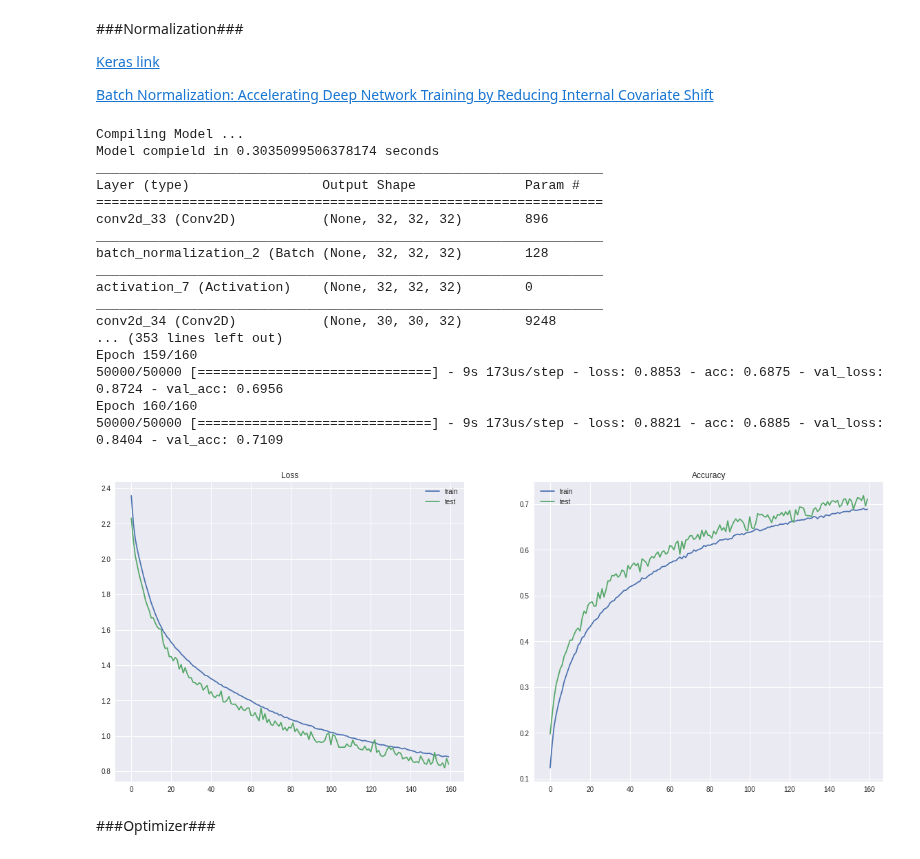
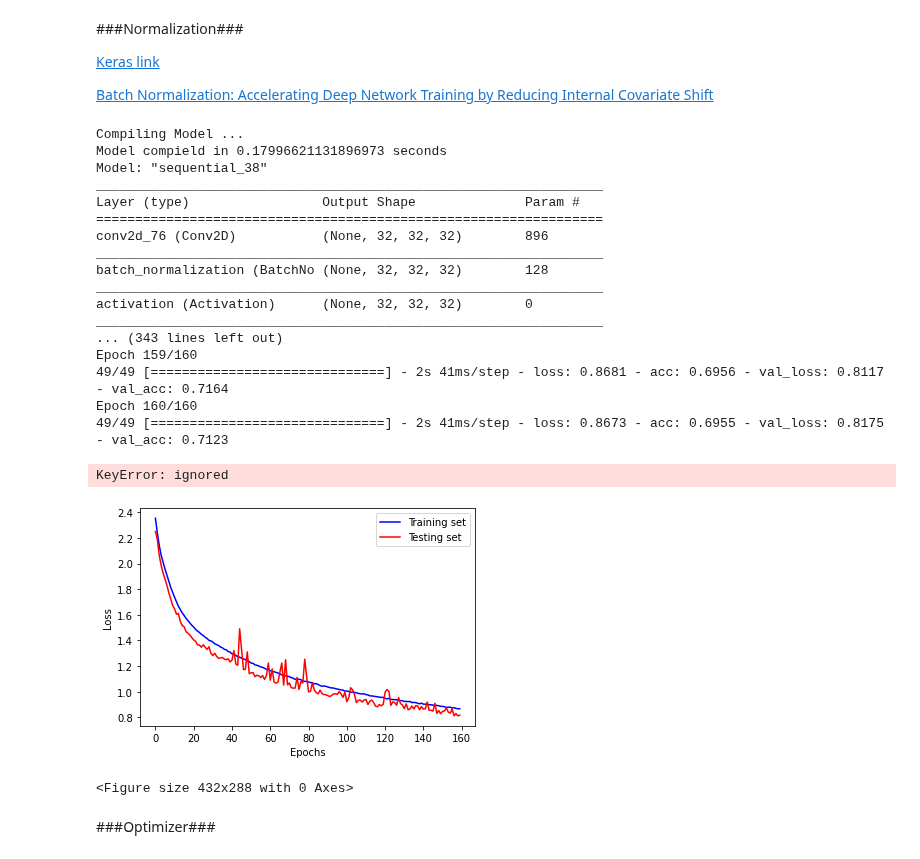
Before and after one commit to deepintomlf/mlfbook, a Jupyter notebook: Chapter5_NeuralNetwork/Section5.3_CNN.ipynb, the cells around one changed output. Saved outputs shown, nothing was run; the diff lists cells and outputs as text; code cells hidden in the pictures.

```diff
--- a/Chapter5_NeuralNetwork/Section5.3_CNN.ipynb
+++ b/Chapter5_NeuralNetwork/Section5.3_CNN.ipynb
@@ -233,7 +229,8 @@ score[1]
 # %% [markdown]
 ##Dropout
 # %%
-def Lenet_Model_Dropout(n_hidden_neurons, dropout_rate):
+from tensorflow.keras.layers import Dropout
+def Lenet_dp_Model(n_hidden_neurons, dropout_rate):
     start_time = time.time()
     print('Compiling Model ... ')
 
@@ -252,12 +249,6 @@ def Lenet_Model_Dropout(n_hidden_neurons, dropout_rate):
     model.add(Dense(10, activation = 'softmax'))
 
     sgd = SGD(lr=0.001, decay=1e-6, momentum=0.9, nesterov=True)
-    model.compile(loss='categorical_crossentropy', optimizer=sgd, metrics=['accuracy'])
+    model.compile(loss='categorical_crossentropy', optimizer=sgd, metrics=['acc'])
     print('Model compield in {0} seconds'.format(time.time() - start_time))
     return model
-
-dropout_rate = 0.25
-Lenet_dropout_Model = Lenet_Model_Dropout(n_hidden_neurons,dropout_rate)
-print(Lenet_dropout_Model.summary())
-hist_Lenet_dropout_Model= Lenet_dropout_Model.fit(x_train, y_train, epochs=epochs,  validation_data=(x_test, y_test), verbose=1)
-plot_hist(hist_Lenet_dropout_Model)
@@ -271,7 +291,7 @@ from sklearn.model_selection import GridSearchCV
 from keras.wrappers.scikit_learn import KerasClassifier
 
 # create model
-model = KerasClassifier(build_fn=Lenet_Model_Dropout, n_hidden_neurons=32,  epochs=40, batch_size=128, verbose=0)
+model = KerasClassifier(build_fn=Lenet_dp_Model , n_hidden_neurons=32,  epochs=40, batch_size=128, verbose=0)
 # define the grid search parameters
 dropout_rate = [0.1, 0.25, 0.5]
 param_grid = dict(dropout_rate=dropout_rate)
@@ -324,7 +344,7 @@ def Lenet_Model_WeightRegularization (regRate):
     model.add(Dense(10, activation ='softmax'))
 
     sgd = SGD(lr=0.001, decay=1e-6, momentum=0.9, nesterov=True)
-    model.compile(loss='categorical_crossentropy', optimizer=sgd, metrics=['accuracy'])
+    model.compile(loss='categorical_crossentropy', optimizer=sgd, metrics=['acc'])
     print('Model compield in {0} seconds'.format(time.time() - start_time))
     return model
 
@@ -376,6 +396,7 @@ The sucess of the optimization scheme depends on several aspects:
 
 [Batch Normalization: Accelerating Deep Network Training by Reducing Internal Covariate Shift](https://arxiv.org/abs/1502.03167)
 # %%
+from tensorflow.keras.layers import BatchNormalization, Activation
 import time
 def Lenet_Model_batch_norm():
     start_time = time.time()
@@ -385,54 +406,52 @@ def Lenet_Model_batch_norm():
     model.add(Conv2D(32, (3, 3), padding='same', input_shape=(32, 32, 3)))
     model.add(BatchNormalization())
     model.add(Activation('relu'))
-    model.add(Conv2D(32, (3, 3)))
-    model.add(Activation('relu'))
+    model.add(Conv2D(32, (3, 3), activation = 'relu'))
     model.add(MaxPooling2D(pool_size=(2, 2)))
     model.add(Dropout(0.25))
 
-    model.add(Conv2D(64, (3, 3), padding='same'))
-    model.add(Activation('relu'))
-    model.add(Conv2D(64, (3, 3)))
-    model.add(Activation('relu'))
+    model.add(Conv2D(64, (3, 3), padding='same', activation = 'relu'))
+    model.add(Conv2D(64, (3, 3), activation = 'relu'))
     model.add(MaxPooling2D(pool_size=(2, 2)))
     model.add(Dropout(0.25))
 
     model.add(Flatten())
-    model.add(Dense(512))
-    model.add(Activation('relu'))
+    model.add(Dense(512, activation = 'relu'))
     model.add(Dropout(0.5))
-    model.add(Dense(10))
-    model.add(Activation('softmax'))
+    model.add(Dense(10, activation = 'softmax'))
 
     sgd = SGD(lr=0.001, decay=1e-6, momentum=0.9, nesterov=True)
-    model.compile(loss='categorical_crossentropy', optimizer=sgd, metrics=['accuracy'])
+    model.compile(loss='categorical_crossentropy', optimizer=sgd, metrics=['acc'])
     print('Model compield in {0} seconds'.format(time.time() - start_time))
     return model
 # %%
 Lenet_Model_batch_norm1 = Lenet_Model_batch_norm()
 print(Lenet_Model_batch_norm1.summary())
 
 hist_Lenet_Model_batch_norm= Lenet_Model_batch_norm1.fit(x_cifar10_train, y_train, epochs=epochs, batch_size = 1024, validation_data=(x_cifar10_test, y_test), verbose=1)
-plot_hist(hist_Lenet_Model_batch_norm)
+plot_hist_loss(hist_Lenet_Model_batch_norm)
+plot_hist_accuracy(hist_Lenet_Model_batch_norm)
 # %% [output]
 Compiling Model ...
-Model compield in 0.3035099506378174 seconds
+Model compield in 0.17996621131896973 seconds
+Model: "sequential_38"
 _________________________________________________________________
 Layer (type)                 Output Shape              Param #
 =================================================================
-conv2d_33 (Conv2D)           (None, 32, 32, 32)        896
+conv2d_76 (Conv2D)           (None, 32, 32, 32)        896
 _________________________________________________________________
-batch_normalization_2 (Batch (None, 32, 32, 32)        128
+batch_normalization (BatchNo (None, 32, 32, 32)        128
 _________________________________________________________________
-activation_7 (Activation)    (None, 32, 32, 32)        0
+activation (Activation)      (None, 32, 32, 32)        0
 _________________________________________________________________
-conv2d_34 (Conv2D)           (None, 30, 30, 32)        9248
-... (353 lines left out)
+... (343 lines left out)
 Epoch 159/160
-50000/50000 [==============================] - 9s 173us/step - loss: 0.8853 - acc: 0.6875 - val_loss: 0.8724 - val_acc: 0.6956
+49/49 [==============================] - 2s 41ms/step - loss: 0.8681 - acc: 0.6956 - val_loss: 0.8117 - val_acc: 0.7164
 Epoch 160/160
-50000/50000 [==============================] - 9s 173us/step - loss: 0.8821 - acc: 0.6885 - val_loss: 0.8404 - val_acc: 0.7109
+49/49 [==============================] - 2s 41ms/step - loss: 0.8673 - acc: 0.6955 - val_loss: 0.8175 - val_acc: 0.7123
+KeyError: ignored
-[figure, old version]
+[figure, new version]
+<Figure size 432x288 with 0 Axes>
 # %% [markdown]
 ###Optimizer###
 # %% [markdown]
```
Also changed, not shown: parts of 13 cells of this notebook.
